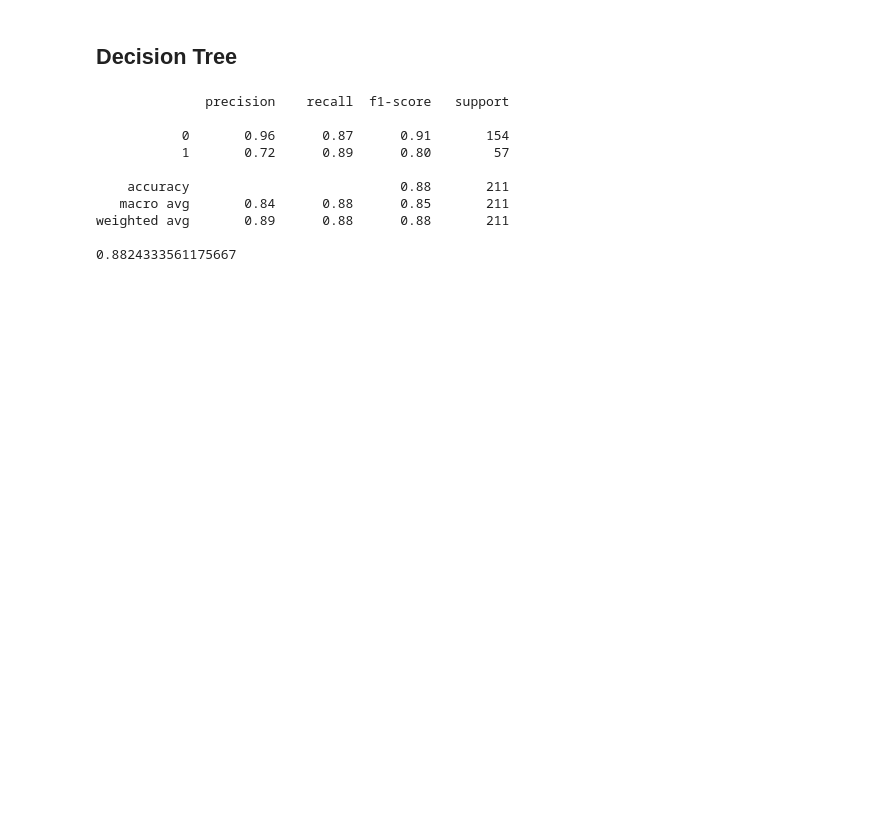
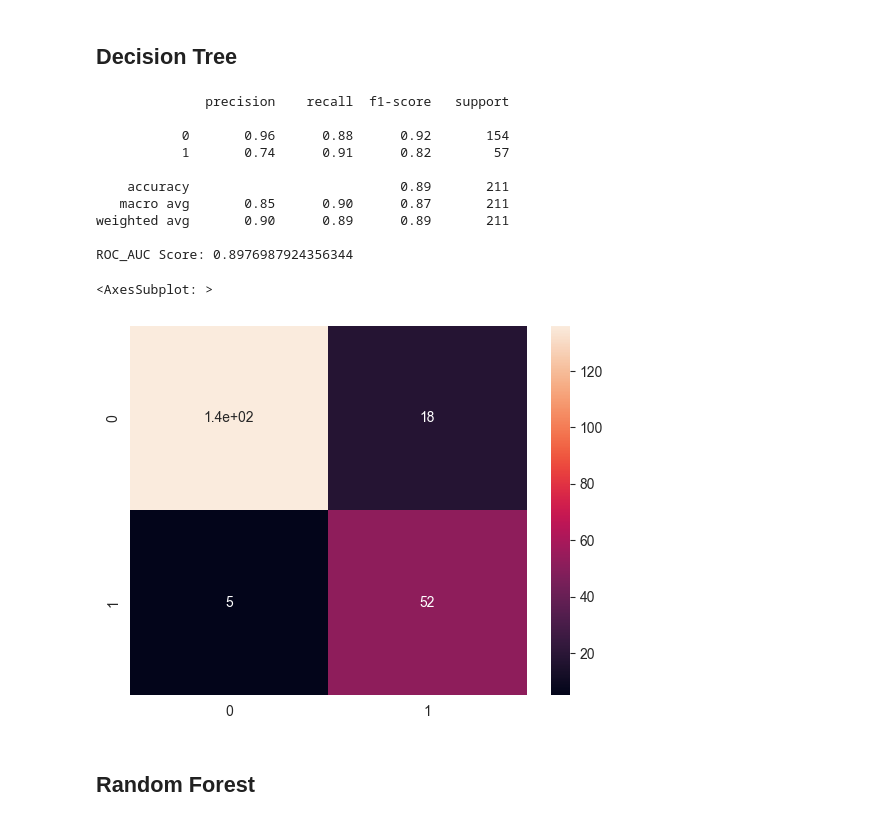
Before and after one commit to fahim-muntasir-niloy/Autism_Screening, a Jupyter notebook: autism.ipynb, the cells around one changed output. Drawn from its saved outputs; the diff is of its cells as text; code cells hidden in the pictures; blank space fills up the shorter version.

```diff
--- a/autism.ipynb
+++ b/autism.ipynb
@@ -438,19 +513,22 @@ weighted avg       0.95      0.95      0.95       211
 # %%
 from sklearn.tree import DecisionTreeClassifier
 dtc = DecisionTreeClassifier()
 
 dtc.fit(X_train, y_train)
 y_pred = dtc.predict(X_test)
-print(classification_report(y_test, y_pred))
-print(roc_auc_score(y_test, y_pred))
+print_metrics(y_test, y_pred)
 # %% [output]
               precision    recall  f1-score   support
 
-           0       0.96      0.87      0.91       154
-           1       0.72      0.89      0.80        57
+           0       0.96      0.88      0.92       154
+           1       0.74      0.91      0.82        57
 
-    accuracy                           0.88       211
-   macro avg       0.84      0.88      0.85       211
-weighted avg       0.89      0.88      0.88       211
+    accuracy                           0.89       211
+   macro avg       0.85      0.90      0.87       211
+weighted avg       0.90      0.89      0.89       211
 
-0.8824333561175667
+ROC_AUC Score: 0.8976987924356344
+<AxesSubplot: >
+[figure, added]
+# %% [markdown]
+## Random Forest
```
Also changed, not shown: parts of 16 cells of this notebook, 1 other file.
